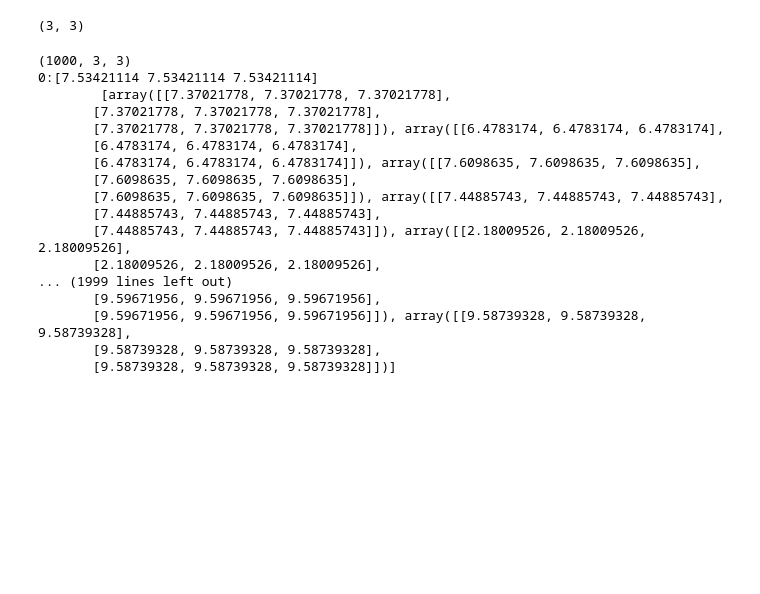
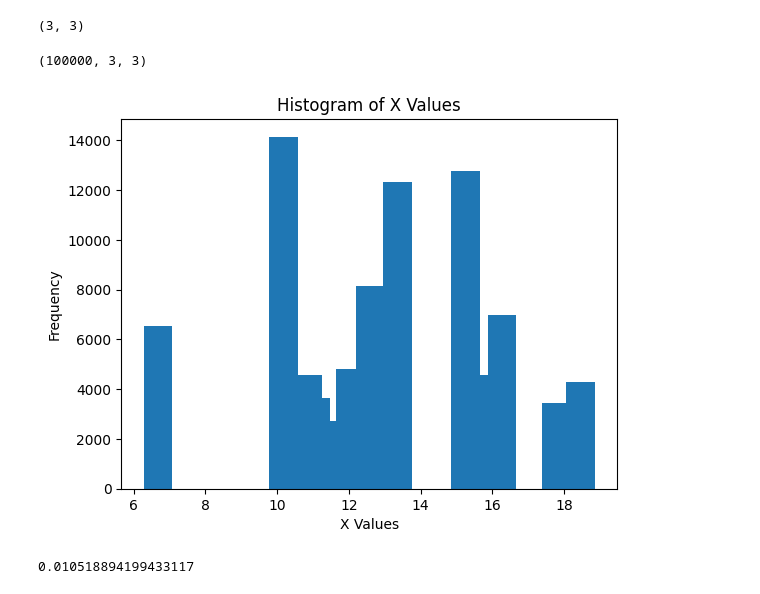
Before and after one commit to DoYouEvenStackSmash/data-analysis, a Jupyter notebook: src/numpy_array_iteration.ipynb, the cells around one changed output. Saved outputs shown, nothing was run; the diff lists cells and outputs as text; code cells hidden in the pictures; blank space fills up the shorter version.

```diff
--- a/src/numpy_array_iteration.ipynb
+++ b/src/numpy_array_iteration.ipynb
@@ -110,7 +110,7 @@ import numpy as np
 # Parameters of the Gaussian distribution
 mean = 50
 std_dev = 3
-num_samples = 1000
+num_samples = 100000
 N = 3
 
 # Generate samples from the Gaussian distribution
@@ -127,7 +127,7 @@ norm_const = np.divide(1, G * N)
 def distance(obj1, obj2):
     if obj1[0,0] == obj2[0,0]:
         return 0.
-    return np.multiply(norm_const,np.sqrt(np.sum(np.array([np.power(i, 2) for i in (obj1 - obj2).flatten()]))))
+    return np.multiply(1,np.sqrt(np.sum(np.array([np.power(i, 2) for i in (obj1 - obj2).flatten()]))))
 
 def assign_clusters(data, centroids):
     clusters = [[] for _ in centroids]
@@ -136,7 +136,7 @@ def assign_clusters(data, centroids):
         nn = None
         for idx, ctr in enumerate(centroids):
             pdist = distance(img, ctr)
-            if pdist == 0.:
+            if not pdist > 0.:
                 continue
             if pdist < min_dist:
                 min_dist = pdist
@@ -155,7 +155,7 @@ def update_centroids(clusters, old_centroids):
     return np.array(centroids)
 
 
-def kmeans(data, k=2, max_iters=100):
+def kmeans(data, k=2, max_iters=1000):
     num_samples, num_features = data.shape[0],data.shape[1]
 
     # Randomly initialize k centroids
@@ -174,27 +174,36 @@ def kmeans(data, k=2, max_iters=100):
 
     return clusters, centroids
 
-k = 7
+k = 20
 print(data_arr.shape)
 clusters, centroids = kmeans(data_arr, k)
+X = []
+Y = []
 
 for i in range(k):
-    print("{}:{}\n\t{}".format(i,centroids[i,0],clusters[i]))
+    X.append(centroids[i,0,0])
+    Y.append(len(clusters[i]))
+    # print("{}:{}\n\t{}".format(i,centroids[i,0],len(clusters[i])))
 # %% [output]
-(1000, 3, 3)
-0:[7.53421114 7.53421114 7.53421114]
-        [array([[7.37021778, 7.37021778, 7.37021778],
-       [7.37021778, 7.37021778, 7.37021778],
-       [7.37021778, 7.37021778, 7.37021778]]), array([[6.4783174, 6.4783174, 6.4783174],
-       [6.4783174, 6.4783174, 6.4783174],
-       [6.4783174, 6.4783174, 6.4783174]]), array([[7.6098635, 7.6098635, 7.6098635],
-       [7.6098635, 7.6098635, 7.6098635],
-       [7.6098635, 7.6098635, 7.6098635]]), array([[7.44885743, 7.44885743, 7.44885743],
-       [7.44885743, 7.44885743, 7.44885743],
-       [7.44885743, 7.44885743, 7.44885743]]), array([[2.18009526, 2.18009526, 2.18009526],
-       [2.18009526, 2.18009526, 2.18009526],
-... (1999 lines left out)
-       [9.59671956, 9.59671956, 9.59671956],
-       [9.59671956, 9.59671956, 9.59671956]]), array([[9.58739328, 9.58739328, 9.58739328],
-       [9.58739328, 9.58739328, 9.58739328],
-       [9.58739328, 9.58739328, 9.58739328]])]
+(100000, 3, 3)
+# %%
+import matplotlib.pyplot as plt
+# Create the histogram
+plt.bar(X, Y, align='center')
+
+# Add labels and title
+plt.xlabel('X Values')
+plt.ylabel('Frequency')
+plt.title('Histogram of X Values')
+
+# Show the plot
+plt.show()
+# %% [output]
+[figure, added]
+# %%
+import random
+total_weight = 0.1
+random_number = random.uniform(0, total_weight)
+print(random_number)
+# %% [output]
+0.010518894199433117
```
Also changed, not shown: parts of 1 cell of this notebook, 2 other files.
